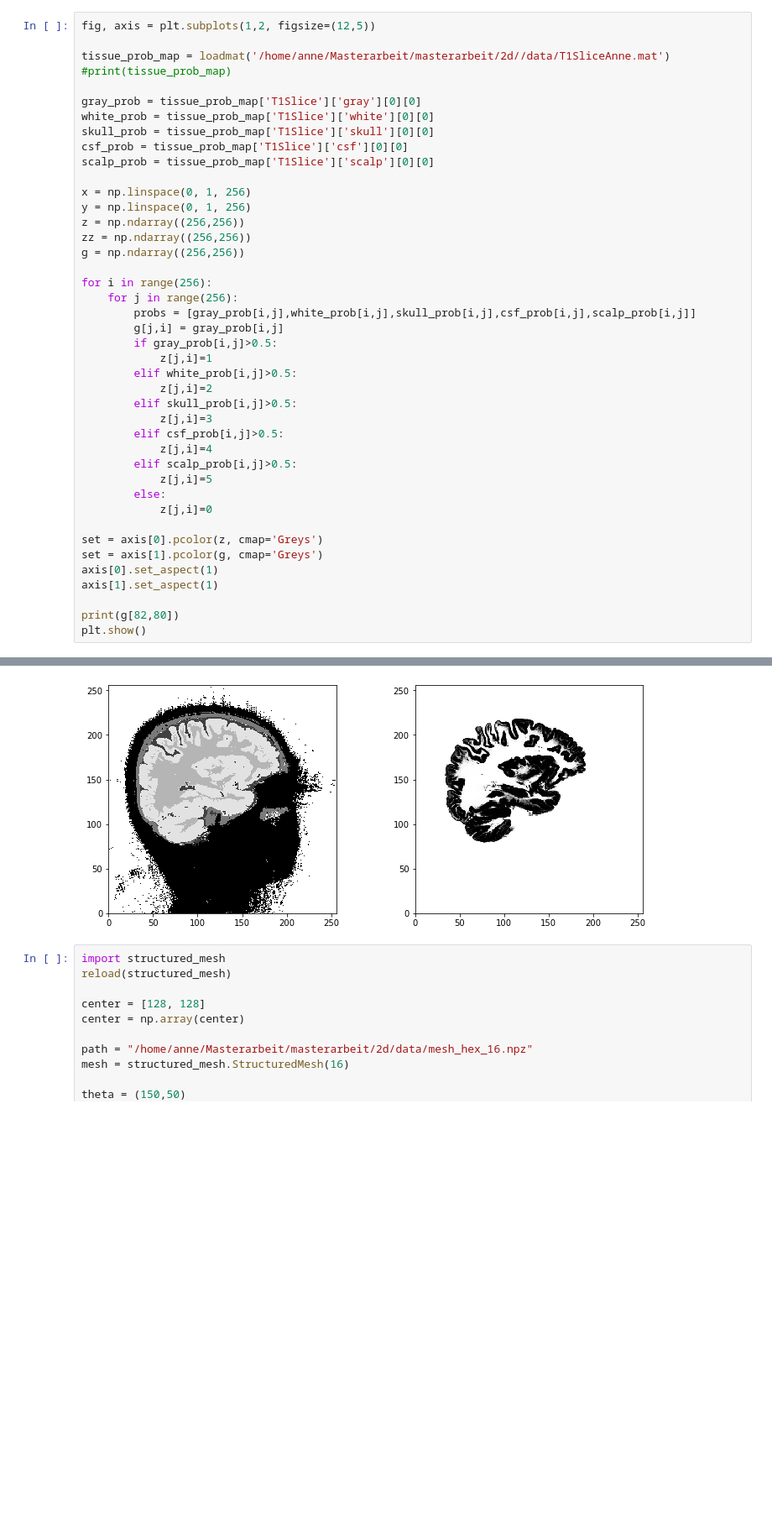
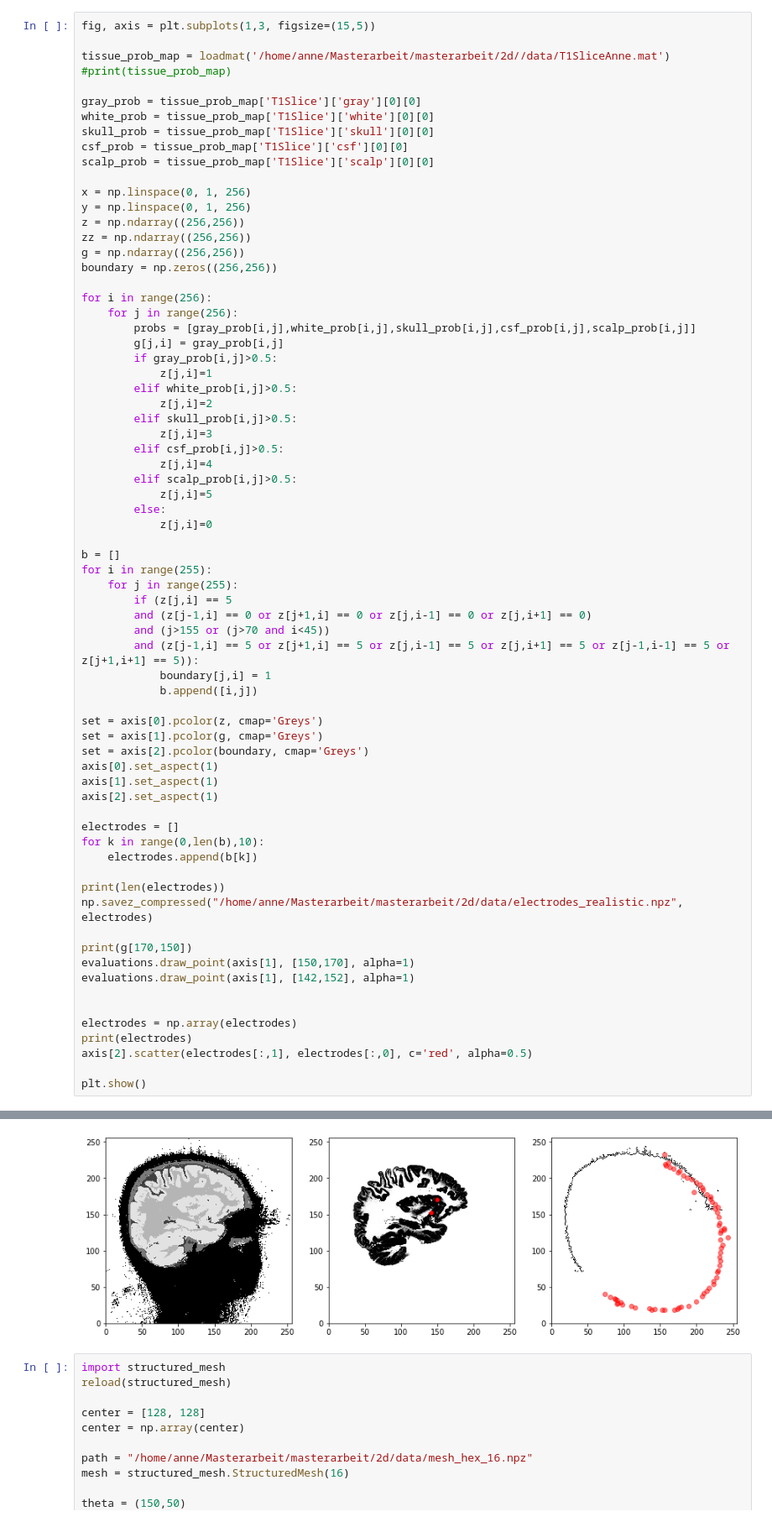
Before and after one commit to annegretW/Masterarbeit_EEG_Uncertainties, a Jupyter notebook: masterarbeit/2d/python/test.ipynb, the cells around one changed output, grey strips where cells are left out. Shown at 84% size. Cells and saved outputs as stored; diff of their text form; blank space fills up the shorter version.

Commit message:
Evaluations

```diff
--- a/masterarbeit/2d/python/test.ipynb
+++ b/masterarbeit/2d/python/test.ipynb
@@ -7,5 +8,5 @@ import structured_mesh as msh
 # %%
-fig, axis = plt.subplots(1,2, figsize=(12,5))
+fig, axis = plt.subplots(1,3, figsize=(15,5))
 
 tissue_prob_map = loadmat('/home/anne/Masterarbeit/masterarbeit/2d//data/T1SliceAnne.mat')
 #print(tissue_prob_map)
@@ -21,6 +22,7 @@ y = np.linspace(0, 1, 256)
 z = np.ndarray((256,256))
 zz = np.ndarray((256,256))
 g = np.ndarray((256,256))
+boundary = np.zeros((256,256))
 
 for i in range(256):
     for j in range(256):
@@ -39,11 +41,38 @@ for i in range(256):
         else:
             z[j,i]=0
 
+b = []
+for i in range(255):
+    for j in range(255):
+        if (z[j,i] == 5
+        and (z[j-1,i] == 0 or z[j+1,i] == 0 or z[j,i-1] == 0 or z[j,i+1] == 0)
+        and (j>155 or (j>70 and i<45))
+        and (z[j-1,i] == 5 or z[j+1,i] == 5 or z[j,i-1] == 5 or z[j,i+1] == 5 or z[j-1,i-1] == 5 or z[j+1,i+1] == 5)):
+            boundary[j,i] = 1
+            b.append([i,j])
+
 set = axis[0].pcolor(z, cmap='Greys')
 set = axis[1].pcolor(g, cmap='Greys')
+set = axis[2].pcolor(boundary, cmap='Greys')
 axis[0].set_aspect(1)
 axis[1].set_aspect(1)
+axis[2].set_aspect(1)
 
-print(g[82,80])
+electrodes = []
+for k in range(0,len(b),10):
+    electrodes.append(b[k])
+
+print(len(electrodes))
+np.savez_compressed("/home/anne/Masterarbeit/masterarbeit/2d/data/electrodes_realistic.npz", electrodes)
+
+print(g[170,150])
+evaluations.draw_point(axis[1], [150,170], alpha=1)
+evaluations.draw_point(axis[1], [142,152], alpha=1)
+
+
+electrodes = np.array(electrodes)
+print(electrodes)
+axis[2].scatter(electrodes[:,1], electrodes[:,0], c='red', alpha=0.5)
+
 plt.show()
 # %% [output]
@@ -51,4 +96,4 @@ plt.show()
-[figure, old version]
+[figure, new version]
 # %%
 import structured_mesh
 reload(structured_mesh)
```
Also changed, not shown: parts of 4 cells of this notebook, 13 other files.
